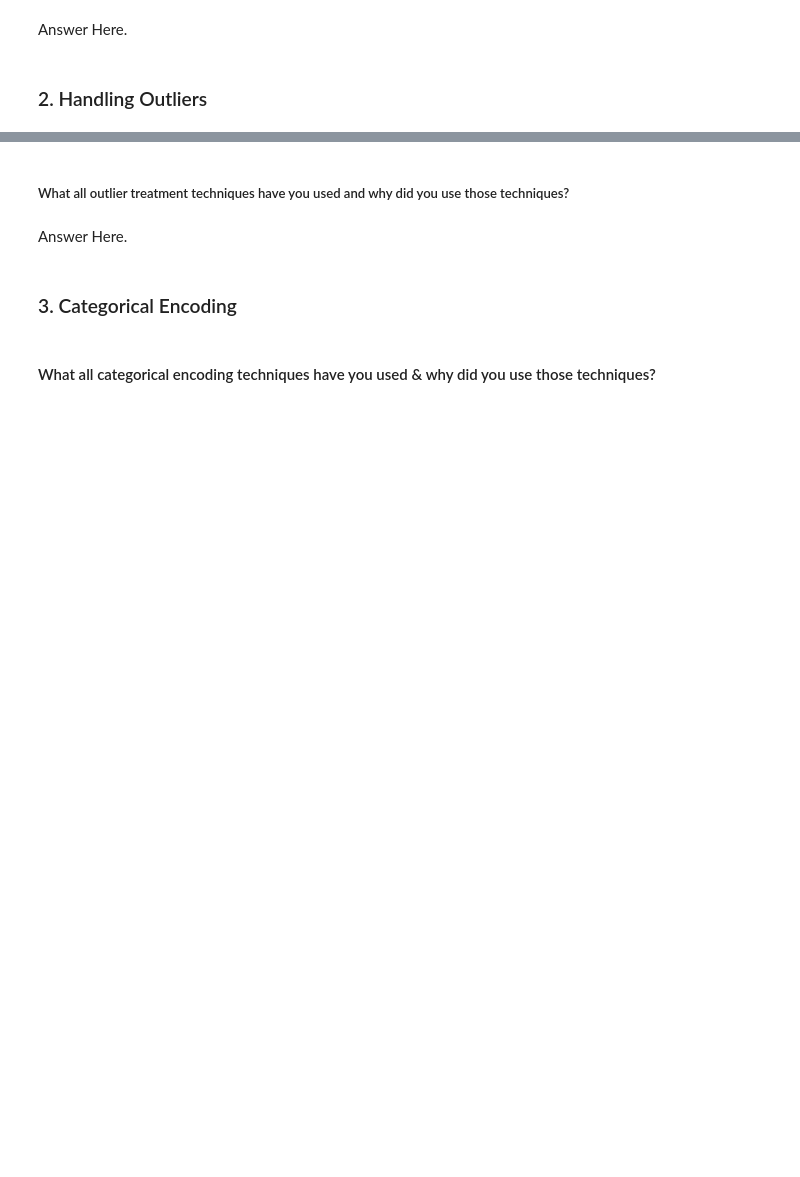
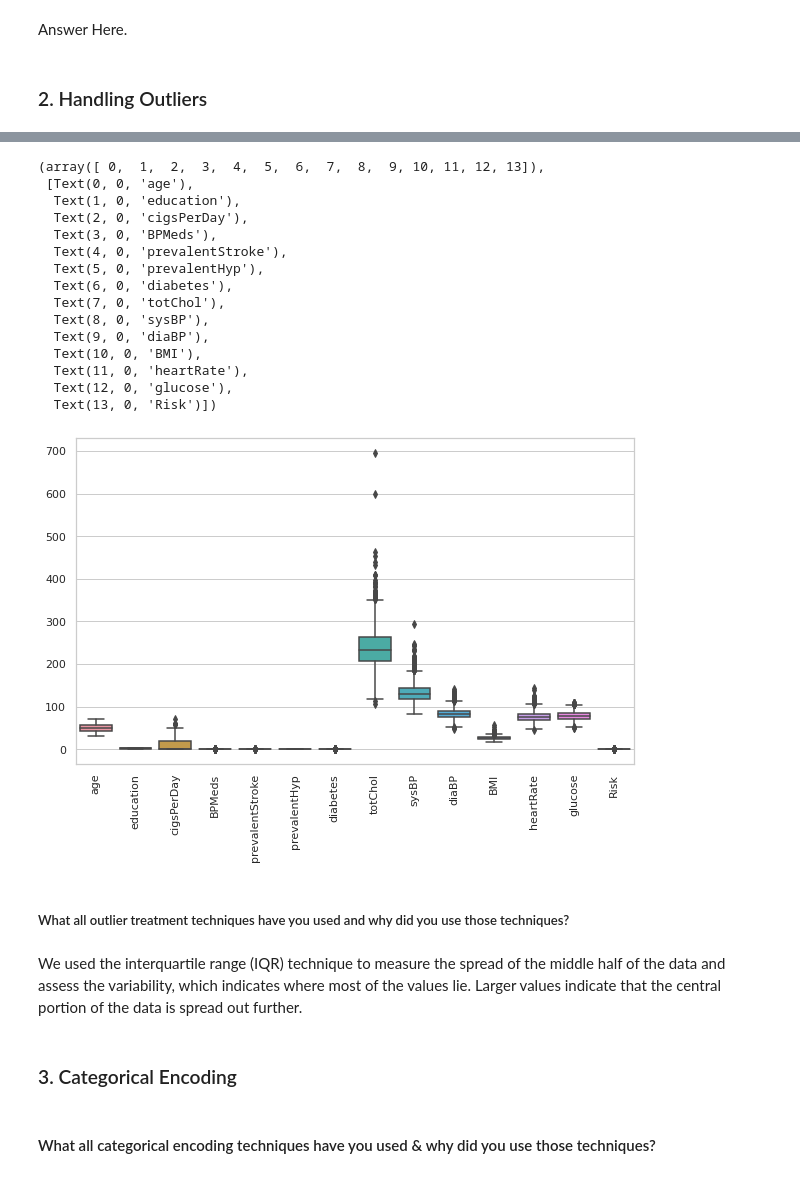
Before and after one commit to HKishanPatel/Cardiovascular-Risk-Prediction, a Jupyter notebook: Cardiovascular_Risk_Prediction.ipynb, the cells around one changed output, grey strips where cells are left out. Cells and saved outputs as stored; diff of their text form; code cells hidden in the pictures; blank space fills up the shorter version.

```diff
--- a/Cardiovascular_Risk_Prediction.ipynb
+++ b/Cardiovascular_Risk_Prediction.ipynb
@@ -915,6 +945,45 @@ Answer Here.
+# %%
+# Handling outlier
+outlier_col = ['cigsPerDay','totChol','sysBP','diaBP','BMI','heartRate','glucose']
+
+# calculate interquartile range
+for col in outlier_col:
+  Q1= df[col].quantile(0.25)
+  Q3= df[col].quantile(0.75)
+  IQR= (Q3-Q1)
+  cut_off = IQR * 1.5
+  lower_bound, upper_bound = Q1 - cut_off, Q3 + cut_off
+
+# Identify the outliers using the lower and upper bounds
+outliers = (df[col] < lower_bound) | (df[col] > upper_bound)
+
+# Handle the outliers by replacing them with the column's median value
+df.loc[outliers, col] = df[col].median()
+
+# Create a boxplot of the column
+plt.figure(figsize=(10,6))
+sns.boxplot(data=df)
+plt.xticks(rotation=90)
+# %% [output]
+(array([ 0,  1,  2,  3,  4,  5,  6,  7,  8,  9, 10, 11, 12, 13]),
+ [Text(0, 0, 'age'),
+  Text(1, 0, 'education'),
+  Text(2, 0, 'cigsPerDay'),
+  Text(3, 0, 'BPMeds'),
+  Text(4, 0, 'prevalentStroke'),
+  Text(5, 0, 'prevalentHyp'),
+  Text(6, 0, 'diabetes'),
+  Text(7, 0, 'totChol'),
+  Text(8, 0, 'sysBP'),
+  Text(9, 0, 'diaBP'),
+  Text(10, 0, 'BMI'),
+  Text(11, 0, 'heartRate'),
+  Text(12, 0, 'glucose'),
+  Text(13, 0, 'Risk')])
+[figure, added]
 # %% [markdown]
 ##### What all outlier treatment techniques have you used and why did you use those techniques?
-# %% [markdown]
-Answer Here.
+# %% [markdown]
+We used the interquartile range (IQR) technique to measure the spread of the middle half of the data and assess the variability, which indicates where most of the values lie. Larger values indicate that the central portion of the data is spread out further.
 # %% [markdown]
 ### 3. Categorical Encoding
```
Also changed, not shown: parts of 68 cells of this notebook.
